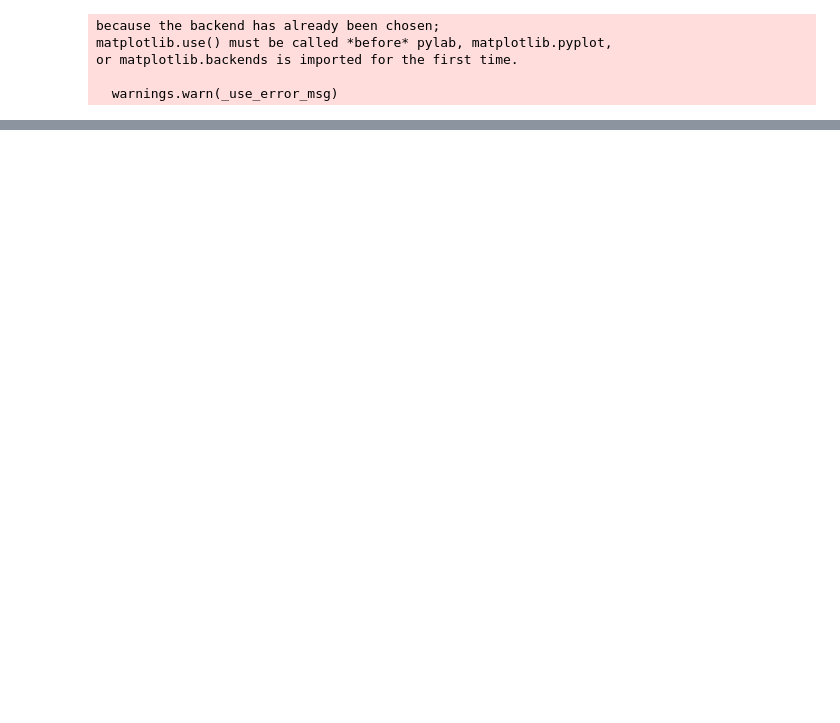
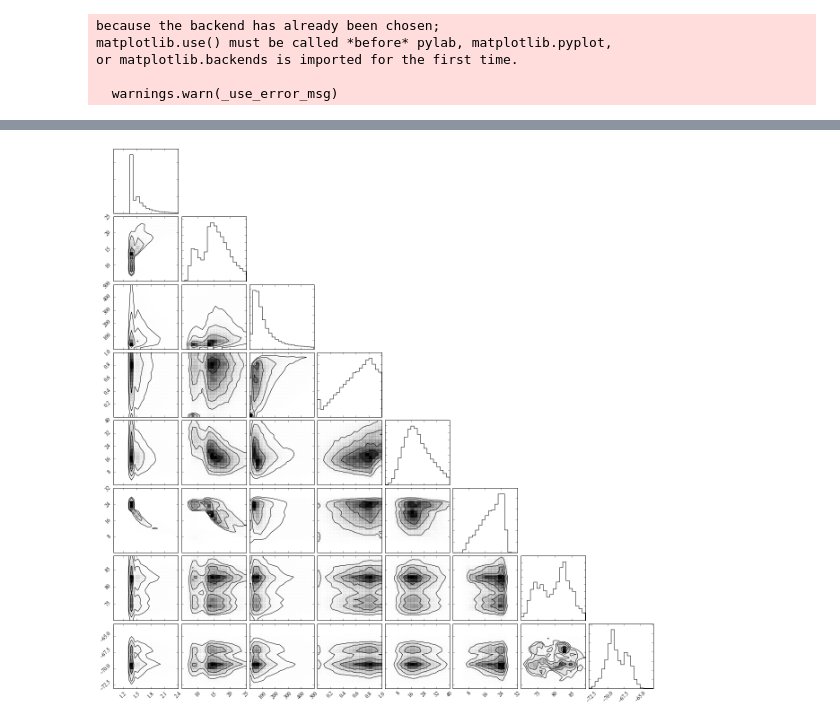
Before and after one commit to astroJeff/XRB_binary_c, a Jupyter notebook: notebooks/LMC test.ipynb, the cells around one changed output, grey strips where cells are left out. Cells and saved outputs as stored; diff of their text form; code cells hidden in the pictures; blank space fills up the shorter version.

```diff
--- a/notebooks/LMC test.ipynb
+++ b/notebooks/LMC test.ipynb
@@ -87,0 +225,2 @@ pickle.dump(sampler, open("../data/LMC_sampler.obj", "wb"))
+# %%
+data_derived = [M1_today, M2_today, A_today, ecc_today, v_sys_today, time_SN_1, ra_today, dec_today]
@@ -87,0 +229,10 @@ pickle.dump(sampler, open("../data/LMC_sampler.obj", "wb"))
+# %%
+range = [[1,2.4], [5,25], [0,500], [0,1], [0,40], [0,32], [70, 89], [-73, -63]]
+
+hist2d_kwargs = {"plot_datapoints" : False}
+corner.corner(np.array(data_derived).T, range=range, **hist2d_kwargs)
+
+plt.savefig("../figures/LMC_derived.pdf")
+# plt.show()
+# %% [output]
+[figure, added]
```
Also changed, not shown: parts of 15 cells of this notebook, 3 other files.
